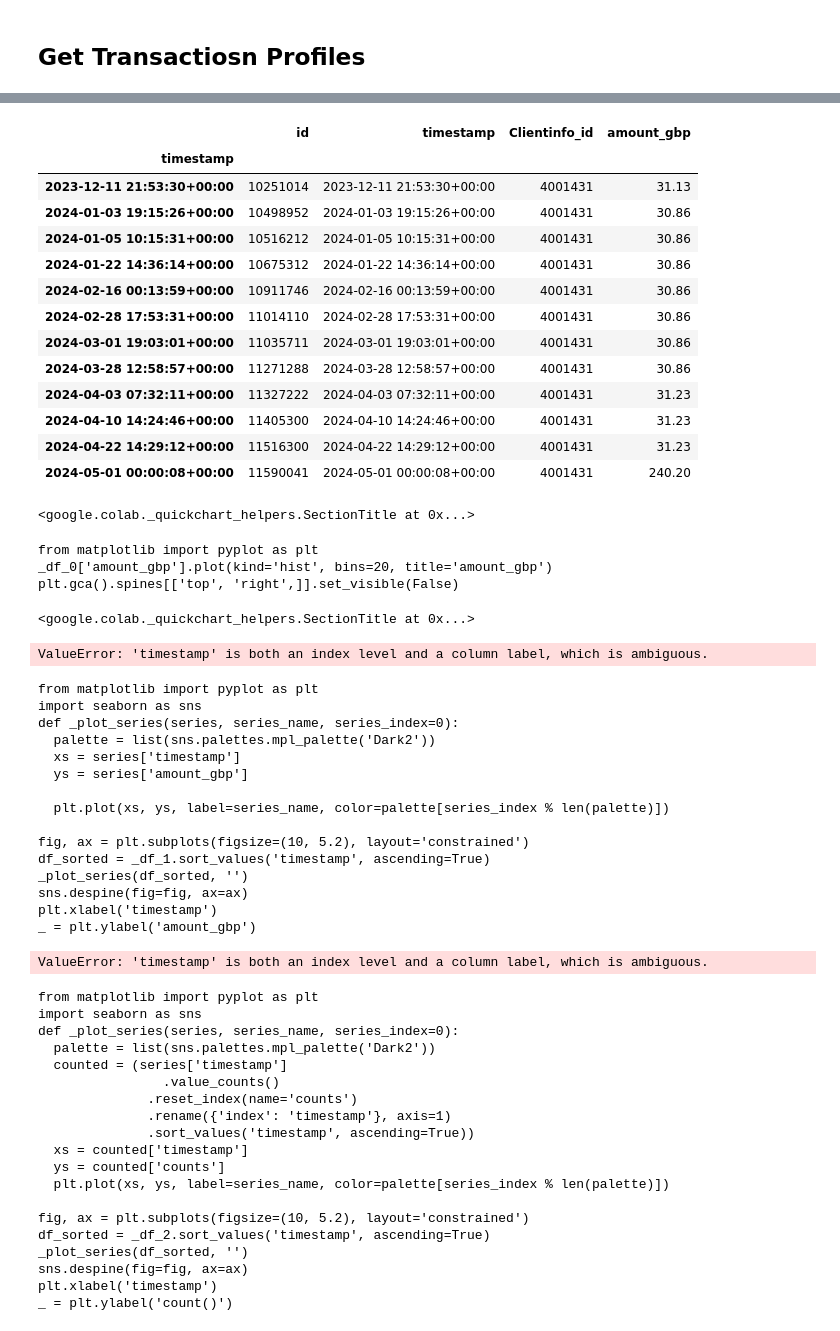
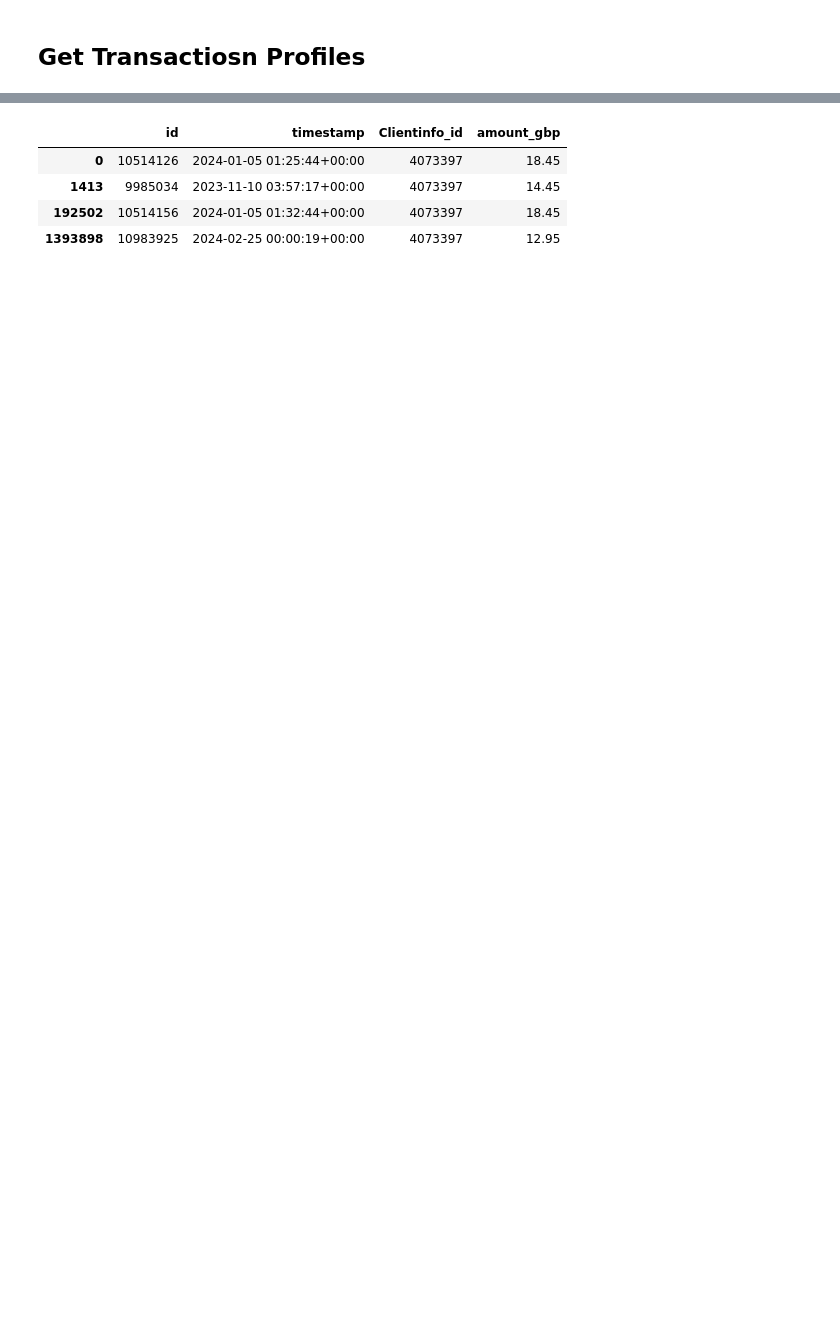
Before and after one commit to MaayanHagbi/CAS_ADS_Final_Project, a Jupyter notebook: Fraud_Detection_ML_(CAS_ADS).ipynb, the cells around one changed output, grey strips where cells are left out. Cells and saved outputs as stored; diff of their text form; code cells hidden in the pictures; blank space fills up the shorter version.

```diff
--- a/Fraud_Detection_ML_(CAS_ADS).ipynb
+++ b/Fraud_Detection_ML_(CAS_ADS).ipynb
@@ -265,58 +294,8 @@ Rolling_Trx_1D
 # %%
-Trx_Profile_Rolling[Trx_Profile_Rolling['Clientinfo_id'] == 4001431]
+Trx_Profile_Rolling[Trx_Profile_Rolling['Clientinfo_id'] == 4073397]
 # %% [output]
 |  | id | timestamp | Clientinfo_id | amount_gbp |
-| timestamp |  |  |  |  |
-| 2023-12-11 21:53:30+00:00 | 10251014 | 2023-12-11 21:53:30+00:00 | 4001431 | 31.13 |
-| 2024-01-03 19:15:26+00:00 | 10498952 | 2024-01-03 19:15:26+00:00 | 4001431 | 30.86 |
-| 2024-01-05 10:15:31+00:00 | 10516212 | 2024-01-05 10:15:31+00:00 | 4001431 | 30.86 |
-| 2024-01-22 14:36:14+00:00 | 10675312 | 2024-01-22 14:36:14+00:00 | 4001431 | 30.86 |
-| 2024-02-16 00:13:59+00:00 | 10911746 | 2024-02-16 00:13:59+00:00 | 4001431 | 30.86 |
-| 2024-02-28 17:53:31+00:00 | 11014110 | 2024-02-28 17:53:31+00:00 | 4001431 | 30.86 |
-| 2024-03-01 19:03:01+00:00 | 11035711 | 2024-03-01 19:03:01+00:00 | 4001431 | 30.86 |
-| 2024-03-28 12:58:57+00:00 | 11271288 | 2024-03-28 12:58:57+00:00 | 4001431 | 30.86 |
-| 2024-04-03 07:32:11+00:00 | 11327222 | 2024-04-03 07:32:11+00:00 | 4001431 | 31.23 |
-| 2024-04-10 14:24:46+00:00 | 11405300 | 2024-04-10 14:24:46+00:00 | 4001431 | 31.23 |
-| 2024-04-22 14:29:12+00:00 | 11516300 | 2024-04-22 14:29:12+00:00 | 4001431 | 31.23 |
-| 2024-05-01 00:00:08+00:00 | 11590041 | 2024-05-01 00:00:08+00:00 | 4001431 | 240.20 |
+| 0 | 10514126 | 2024-01-05 01:25:44+00:00 | 4073397 | 18.45 |
+| 1413 | 9985034 | 2023-11-10 03:57:17+00:00 | 4073397 | 14.45 |
+| 192502 | 10514156 | 2024-01-05 01:32:44+00:00 | 4073397 | 18.45 |
+| 1393898 | 10983925 | 2024-02-25 00:00:19+00:00 | 4073397 | 12.95 |
-<google.colab._quickchart_helpers.SectionTitle at 0x...>
-from matplotlib import pyplot as plt
-_df_0['amount_gbp'].plot(kind='hist', bins=20, title='amount_gbp')
-plt.gca().spines[['top', 'right',]].set_visible(False)
-<google.colab._quickchart_helpers.SectionTitle at 0x...>
-ValueError: 'timestamp' is both an index level and a column label, which is ambiguous.
-from matplotlib import pyplot as plt
-import seaborn as sns
-def _plot_series(series, series_name, series_index=0):
-  palette = list(sns.palettes.mpl_palette('Dark2'))
-  xs = series['timestamp']
-  ys = series['amount_gbp']
-
-  plt.plot(xs, ys, label=series_name, color=palette[series_index % len(palette)])
-
-fig, ax = plt.subplots(figsize=(10, 5.2), layout='constrained')
-df_sorted = _df_1.sort_values('timestamp', ascending=True)
-_plot_series(df_sorted, '')
-sns.despine(fig=fig, ax=ax)
-plt.xlabel('timestamp')
-_ = plt.ylabel('amount_gbp')
-ValueError: 'timestamp' is both an index level and a column label, which is ambiguous.
-from matplotlib import pyplot as plt
-import seaborn as sns
-def _plot_series(series, series_name, series_index=0):
-  palette = list(sns.palettes.mpl_palette('Dark2'))
-  counted = (series['timestamp']
-                .value_counts()
-              .reset_index(name='counts')
-              .rename({'index': 'timestamp'}, axis=1)
-              .sort_values('timestamp', ascending=True))
-  xs = counted['timestamp']
-  ys = counted['counts']
-  plt.plot(xs, ys, label=series_name, color=palette[series_index % len(palette)])
-
-fig, ax = plt.subplots(figsize=(10, 5.2), layout='constrained')
-df_sorted = _df_2.sort_values('timestamp', ascending=True)
-_plot_series(df_sorted, '')
-sns.despine(fig=fig, ax=ax)
-plt.xlabel('timestamp')
-_ = plt.ylabel('count()')
```
Also changed, not shown: parts of 6 cells of this notebook.
